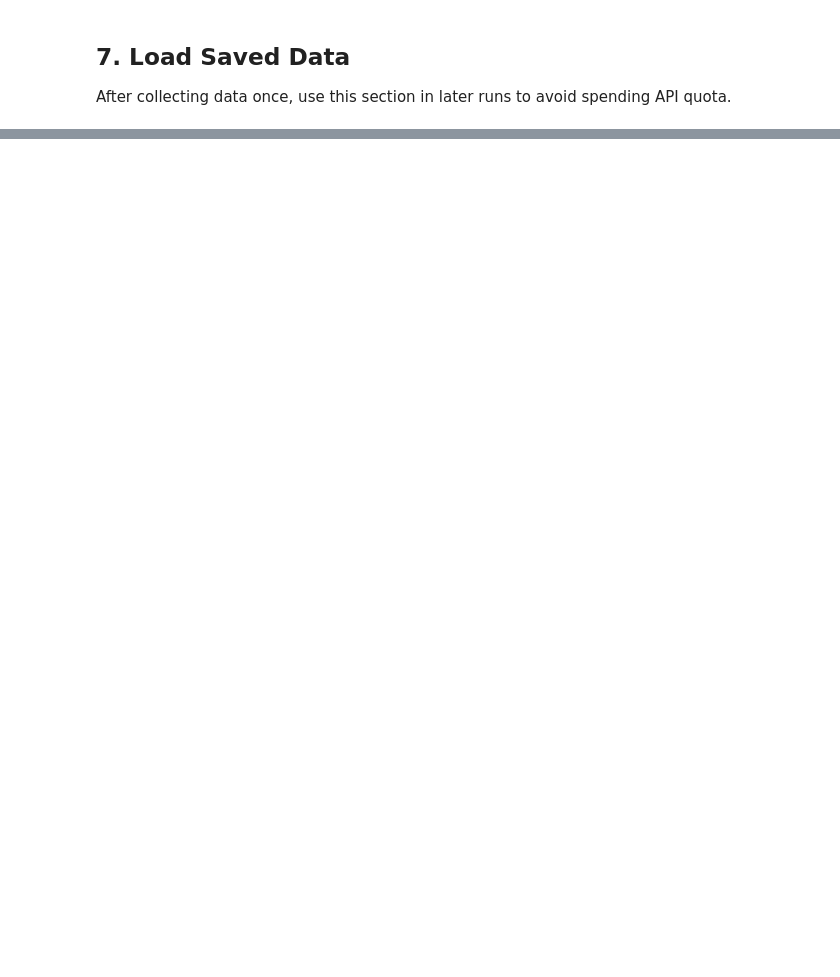
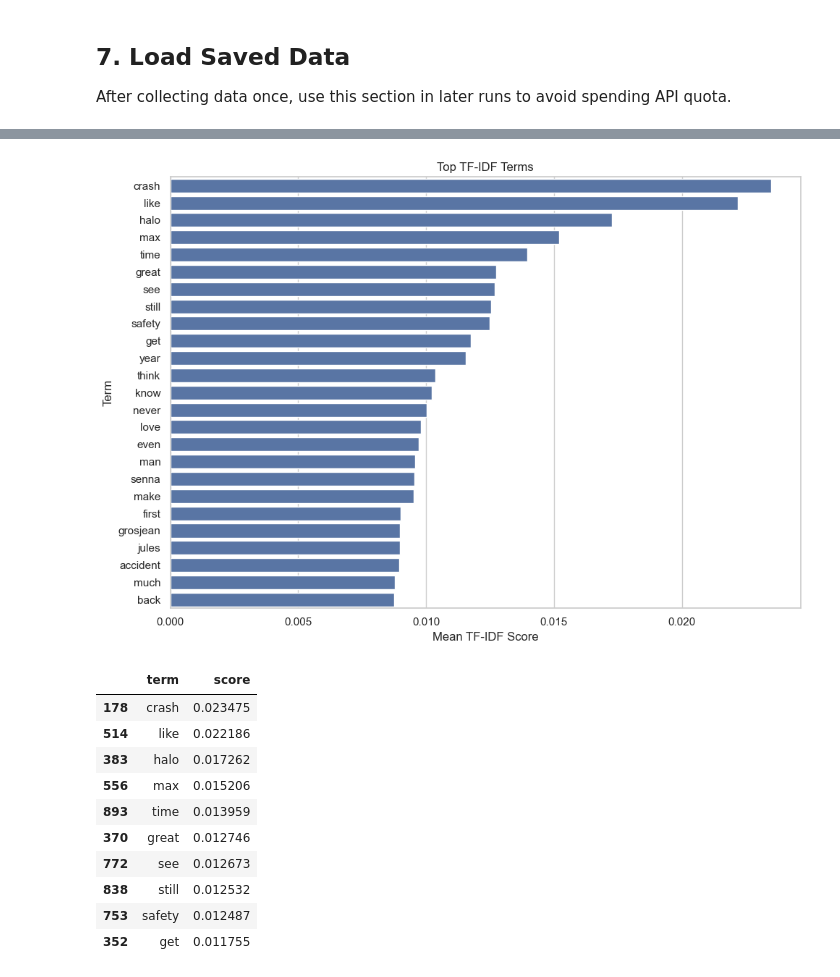
Before and after one commit to davinsn/SMNA_A2, a Jupyter notebook: SMNA_A2_Group_67.ipynb, the cells around one changed output, grey strips where cells are left out. Cells and saved outputs as stored; diff of their text form; code cells hidden in the pictures; blank space fills up the shorter version.

```diff
--- a/SMNA_A2_Group_67.ipynb
+++ b/SMNA_A2_Group_67.ipynb
@@ -297,0 +506,31 @@ print(comments_df.shape)
+# %%
+tfidf = TfidfVectorizer(max_features=1000, min_df=3, max_df=0.85)
+X_tfidf = tfidf.fit_transform(df[TEXT_COL])
+
+tfidf_scores = np.asarray(X_tfidf.mean(axis=0)).ravel()
+tfidf_terms = tfidf.get_feature_names_out()
+
+top_tfidf = pd.DataFrame({"term": tfidf_terms, "score": tfidf_scores})     .sort_values("score", ascending=False)     .head(25)
+
+plt.figure(figsize=(10, 7))
+sns.barplot(data=top_tfidf, y="term", x="score")
+plt.title("Top TF-IDF Terms")
+plt.xlabel("Mean TF-IDF Score")
+plt.ylabel("Term")
+plt.tight_layout()
+plt.show()
+
+top_tfidf.head(10)
+# %% [output]
+[figure, added]
+|  | term | score |
+| 178 | crash | 0.023475 |
+| 514 | like | 0.022186 |
+| 383 | halo | 0.017262 |
+| 556 | max | 0.015206 |
+| 893 | time | 0.013959 |
+| 370 | great | 0.012746 |
+| 772 | see | 0.012673 |
+| 838 | still | 0.012532 |
+| 753 | safety | 0.012487 |
+| 352 | get | 0.011755 |
```
Also changed, not shown: parts of 21 cells of this notebook.
